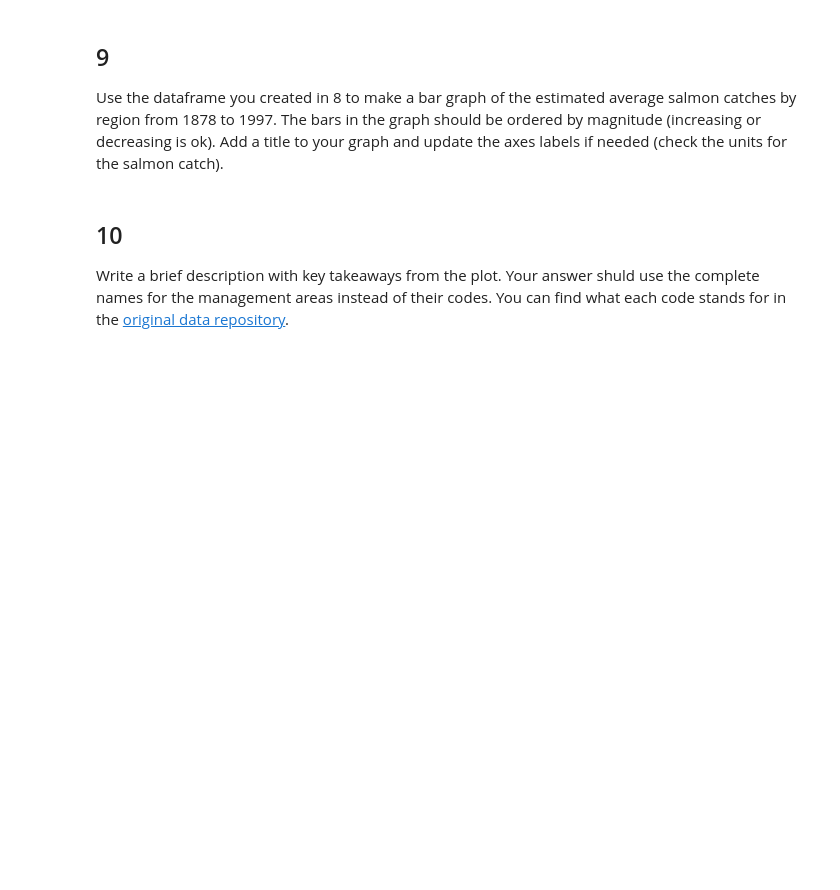
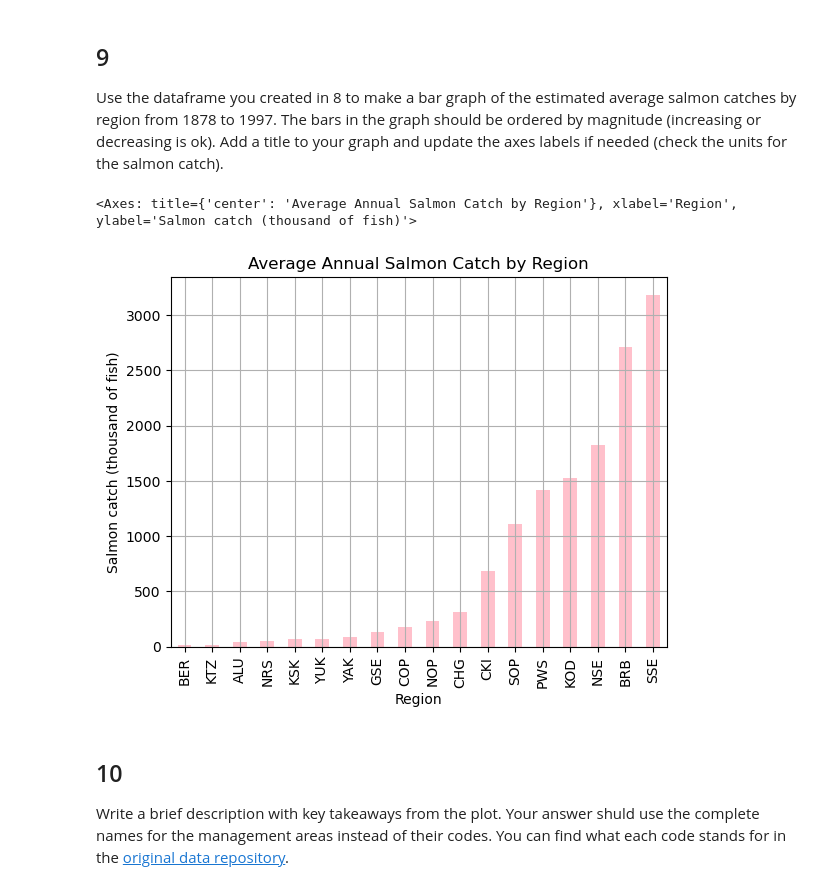
Before and after one commit to kylienewcomer/eds220-hwk2, a Jupyter notebook: task2/hwk2-task2-salmon.ipynb, the cells around one changed output. Saved outputs shown, nothing was run; the diff lists cells and outputs as text; code cells hidden in the pictures; blank space fills up the shorter version.

```diff
--- a/task2/hwk2-task2-salmon.ipynb
+++ b/task2/hwk2-task2-salmon.ipynb
@@ -237,0 +235,3 @@ avg_region
+# %%
+avg_region = catch_data.groupby('Region')['Catch'].mean()
+avg_region
@@ -245,6 +268,19 @@ grader.check("q8")
 ## 9
 
 Use the dataframe you created in 8 to make a bar graph of the estimated average salmon catches by region from 1878 to 1997. The bars in the graph should be ordered by magnitude (increasing or decreasing is ok). Add a title  to your graph and update the axes labels if needed (check the units for the salmon catch).
+# %%
+
+(avg_region.sort_values()
+           .plot(kind= 'bar',
+                 title='Average Annual Salmon Catch by Region',
+                 ylabel = 'Salmon catch (thousand of fish)',
+                 xlabel='Region',
+                 grid=True,
+                 color = 'pink')
+        )
+# %% [output]
+<Axes: title={'center': 'Average Annual Salmon Catch by Region'}, xlabel='Region', ylabel='Salmon catch (thousand of fish)'>
+[figure, added]
 # %% [markdown]
 <!-- END QUESTION -->
 
```
Also changed, not shown: parts of 4 cells of this notebook.
